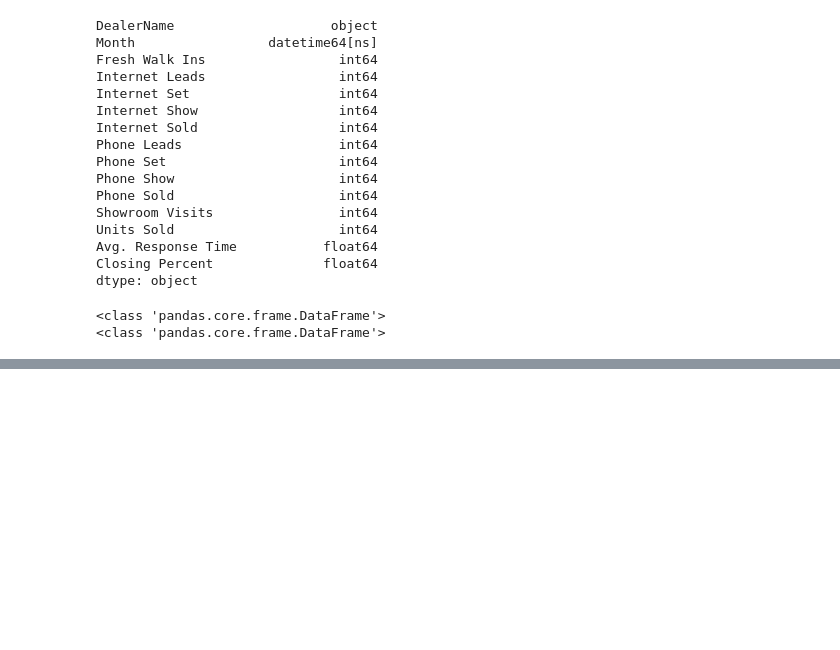
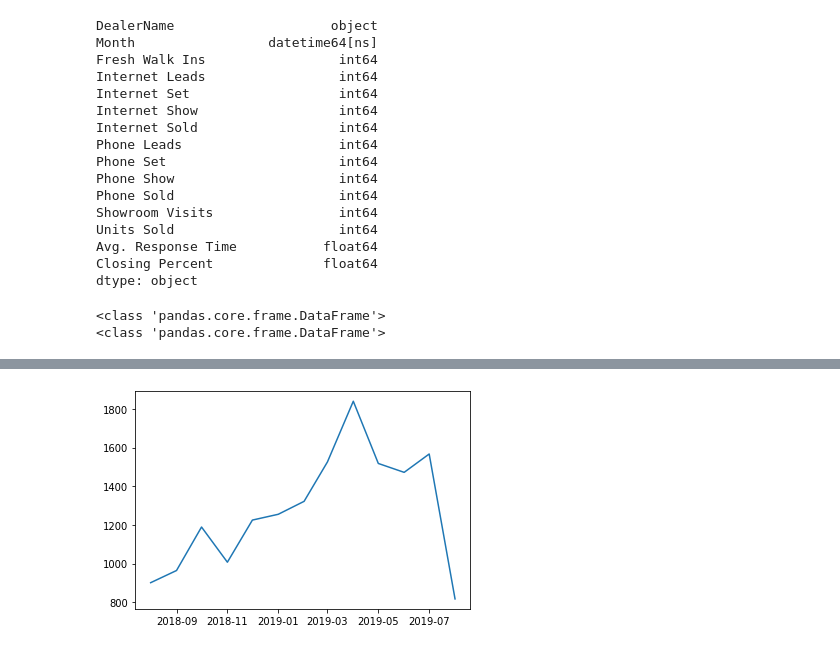
Before and after one commit to GarrettMarkScott/CRM-Data-from-GSheets, a Jupyter notebook: Analyzing our Clients CRM Data.ipynb, the cells around one changed output, grey strips where cells are left out. Drawn from its saved outputs; the diff is of its cells as text; code cells hidden in the pictures; blank space fills up the shorter version.

```diff
--- a/Analyzing our Clients CRM Data.ipynb
+++ b/Analyzing our Clients CRM Data.ipynb
@@ -226,0 +245,4 @@ TypeError: Only valid with DatetimeIndex, TimedeltaIndex or PeriodIndex, but got
+# %%
+plt.plot(m_totals.groupby(['Month'])['Units Sold'].sum());
+# %% [output]
+[figure, added]
```
Also changed, not shown: parts of 10 cells of this notebook.
